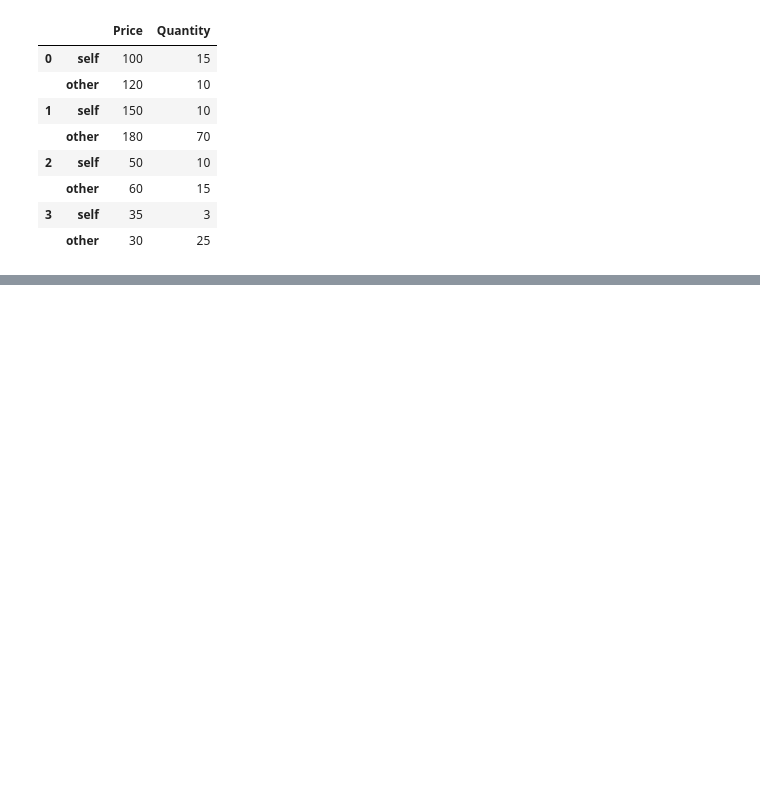
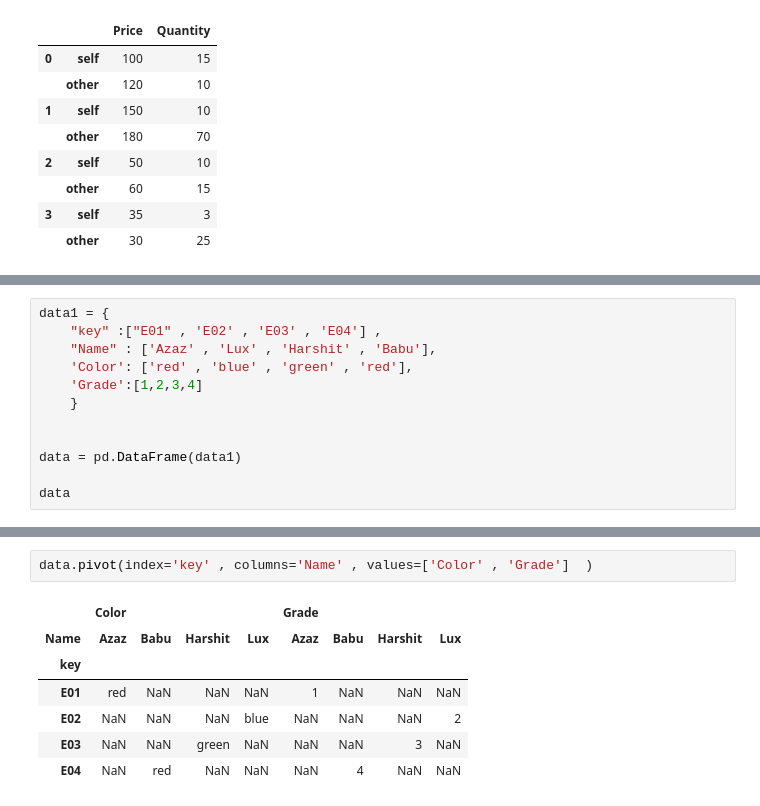
Before and after one commit to azaz9026/Pandas, a Jupyter notebook: python_pasdas.ipynb, the cells around one changed output, grey strips where cells are left out. Saved outputs shown, nothing was run; the diff lists cells and outputs as text; blank space fills up the shorter version.

Commit message:
*** pivot and melting ***

```diff
--- a/python_pasdas.ipynb
+++ b/python_pasdas.ipynb
@@ -689,0 +692,12 @@ df.compare(df1 , align_axis=0)
+# %%
+data1 = {
+    "key" :["E01" , 'E02' , 'E03' , 'E04'] ,
+    "Name" : ['Azaz' , 'Lux' , 'Harshit' , 'Babu'],
+    'Color': ['red' , 'blue' , 'green' , 'red'],
+    'Grade':[1,2,3,4]
+    }
+
+
+data = pd.DataFrame(data1)
+
+data
@@ -689,0 +710,10 @@ df.compare(df1 , align_axis=0)
+# %%
+data.pivot(index='key' , columns='Name' , values=['Color' , 'Grade']  )
+# %% [output]
+|  | Color |  |  |  | Grade |  |  |  |
+| Name | Azaz | Babu | Harshit | Lux | Azaz | Babu | Harshit | Lux |
+| key |  |  |  |  |  |  |  |  |
+| E01 | red | NaN | NaN | NaN | 1 | NaN | NaN | NaN |
+| E02 | NaN | NaN | NaN | blue | NaN | NaN | NaN | 2 |
+| E03 | NaN | NaN | green | NaN | NaN | NaN | 3 | NaN |
+| E04 | NaN | red | NaN | NaN | NaN | 4 | NaN | NaN |
```
Also changed, not shown: parts of 3 cells of this notebook.
